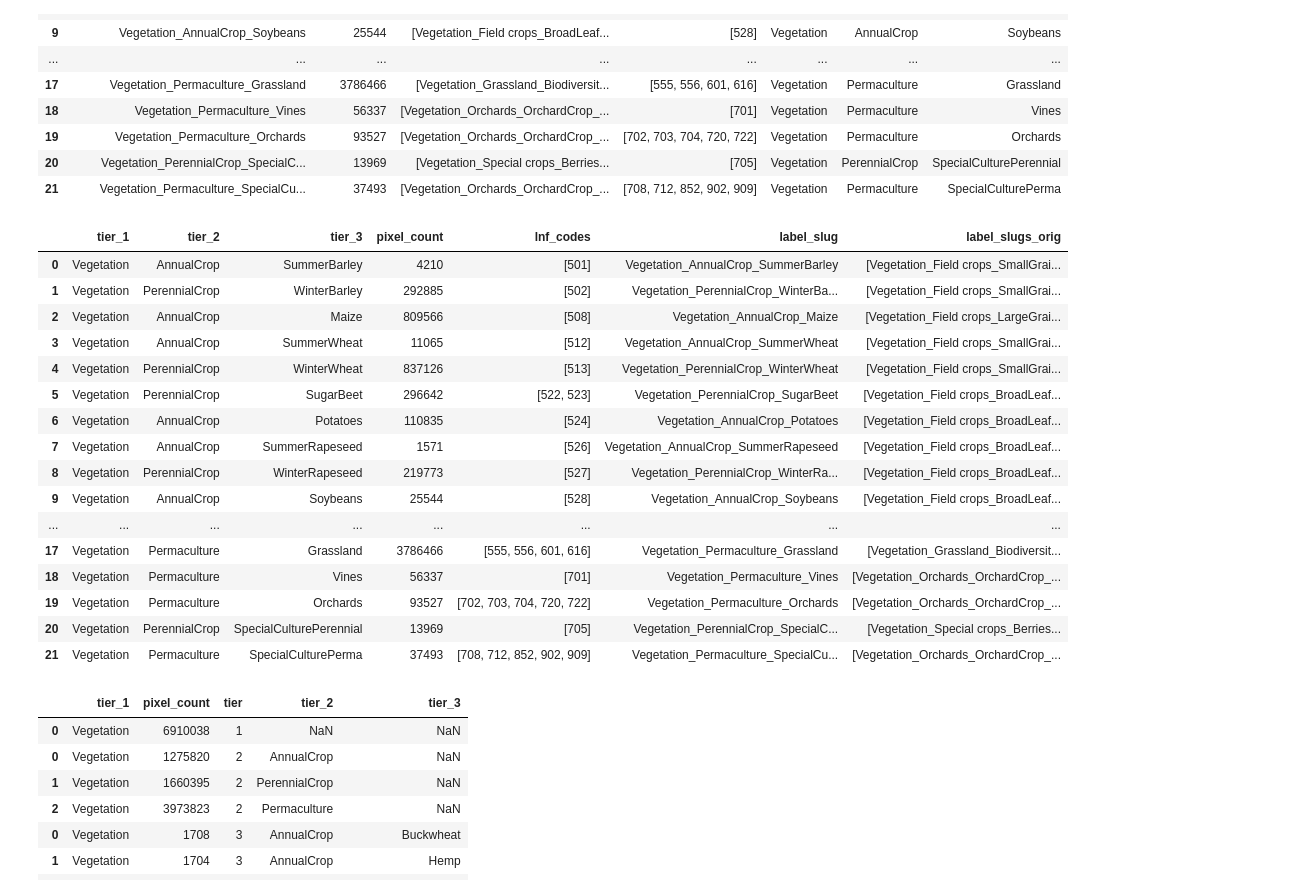
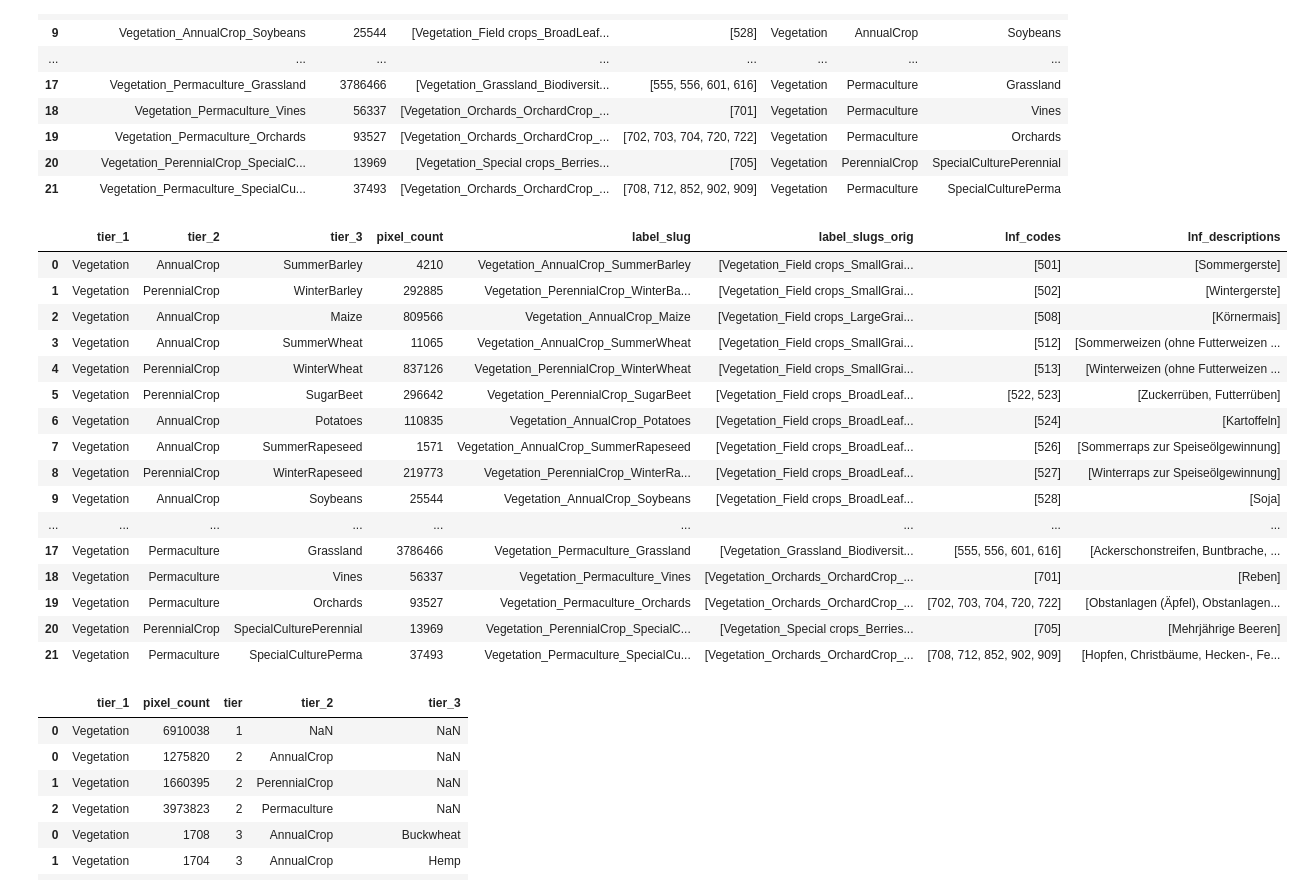
Before and after one commit to Satellite-Based-Crop-Classification/messis, a Jupyter notebook: archive/explore_züri_crop.ipynb, the cells around one changed output. Drawn from its saved outputs; the diff is of its cells as text; code cells hidden in the pictures.

Commit message:
add lnf code descriptions to the hierarchy csvs

```diff
--- a/archive/explore_züri_crop.ipynb
+++ b/archive/explore_züri_crop.ipynb
@@ -524,6 +524,20 @@ original_label_hierarchy_list = original_label_hierarchy.copy()
 original_label_hierarchy_list['label_ids'] = original_label_hierarchy['label_ids'].str.split(', ')
 original_label_hierarchy_list['lnf_codes'] = original_label_hierarchy['lnf_codes'].str.split(', ')
 
+# convert int
+original_label_hierarchy_list['label_ids'] = original_label_hierarchy_list['label_ids'].apply(lambda x: [int(i) for i in x])
+original_label_hierarchy_list['lnf_codes'] = original_label_hierarchy_list['lnf_codes'].apply(lambda x: [int(i) for i in x])
+
+# Add a new column with the LNF descriptions for easy reference
+lnf_reference = pd.read_csv("LNF_Katalog_Nutzungsart.csv")
+
+def get_lnf_descriptions(lnf_codes):
+    lnf_descriptions = [lnf_reference[lnf_reference['LNF_Code'] == int(lnf_code)]['Nutzung_DE'].values[0] for lnf_code in lnf_codes]
+    return lnf_descriptions
+
+original_label_hierarchy_list['lnf_descriptions'] = original_label_hierarchy_list['lnf_codes'].apply(get_lnf_descriptions)
+original_label_hierarchy_list = original_label_hierarchy_list[['tier_1', 'tier_2', 'tier_3', 'tier_4', 'label_slug', 'pixel_count', 'label_ids', 'lnf_codes', 'lnf_descriptions']]
+
 # write to csv
 original_label_hierarchy_list.to_csv('labels_hierarchy.csv', index=False)
 # %%
@@ -925,34 +1014,43 @@ new_label_hierarchy_clean
 # %%
 # save to csv
 new_label_hierarchy_clean.to_csv("merged_label_hierarchy_clean.csv", index=False)
+# %%
+# Add a new column with the LNF descriptions for easy reference
+lnf_reference = pd.read_csv("LNF_Katalog_Nutzungsart.csv")
+
+def get_lnf_descriptions(lnf_codes):
+    lnf_descriptions = [lnf_reference[lnf_reference['LNF_Code'] == lnf_code]['Nutzung_DE'].values[0] for lnf_code in lnf_codes]
+    return lnf_descriptions
+
+new_label_hierarchy_clean['lnf_descriptions'] = new_label_hierarchy_clean['considered_lnf_codes'].apply(get_lnf_descriptions)
 # %%
 # Create a clean version of the seasonality based label hierarchy, in the same format as the original label hierarchy
-label_hierarchy_seasonality = new_label_hierarchy_clean[['tier_1', 'tier_2', 'tier_3', 'pixel_count', 'considered_lnf_codes', 'label_slug_new', 'considered_label_slugs_orig']]
+label_hierarchy_seasonality = new_label_hierarchy_clean[['tier_1', 'tier_2', 'tier_3', 'pixel_count', 'label_slug_new', 'considered_label_slugs_orig', 'considered_lnf_codes', 'lnf_descriptions']]
 label_hierarchy_seasonality = label_hierarchy_seasonality.rename(columns={
     'considered_lnf_codes': 'lnf_codes',
     'label_slug_new': 'label_slug',
     'considered_label_slugs_orig': 'label_slugs_orig'
 })
 label_hierarchy_seasonality.to_csv("labels_hierarchy_seasonality.csv", index=False)
 label_hierarchy_seasonality
 # %% [output]
-|  | tier_1 | tier_2 | tier_3 | pixel_count | lnf_codes | label_slug | label_slugs_orig |
-| 0 | Vegetation | AnnualCrop | SummerBarley | 4210 | [501] | Vegetation_AnnualCrop_SummerBarley | [Vegetation_Field crops_SmallGrai... |
-| 1 | Vegetation | PerennialCrop | WinterBarley | 292885 | [502] | Vegetation_PerennialCrop_WinterBa... | [Vegetation_Field crops_SmallGrai... |
-| 2 | Vegetation | AnnualCrop | Maize | 809566 | [508] | Vegetation_AnnualCrop_Maize | [Vegetation_Field crops_LargeGrai... |
-| 3 | Vegetation | AnnualCrop | SummerWheat | 11065 | [512] | Vegetation_AnnualCrop_SummerWheat | [Vegetation_Field crops_SmallGrai... |
-| 4 | Vegetation | PerennialCrop | WinterWheat | 837126 | [513] | Vegetation_PerennialCrop_WinterWheat | [Vegetation_Field crops_SmallGrai... |
-| 5 | Vegetation | PerennialCrop | SugarBeet | 296642 | [522, 523] | Vegetation_PerennialCrop_SugarBeet | [Vegetation_Field crops_BroadLeaf... |
-| 6 | Vegetation | AnnualCrop | Potatoes | 110835 | [524] | Vegetation_AnnualCrop_Potatoes | [Vegetation_Field crops_BroadLeaf... |
-| 7 | Vegetation | AnnualCrop | SummerRapeseed | 1571 | [526] | Vegetation_AnnualCrop_SummerRapeseed | [Vegetation_Field crops_BroadLeaf... |
-| 8 | Vegetation | PerennialCrop | WinterRapeseed | 219773 | [527] | Vegetation_PerennialCrop_WinterRa... | [Vegetation_Field crops_BroadLeaf... |
-| 9 | Vegetation | AnnualCrop | Soybeans | 25544 | [528] | Vegetation_AnnualCrop_Soybeans | [Vegetation_Field crops_BroadLeaf... |
-| ... | ... | ... | ... | ... | ... | ... | ... |
-| 17 | Vegetation | Permaculture | Grassland | 3786466 | [555, 556, 601, 616] | Vegetation_Permaculture_Grassland | [Vegetation_Grassland_Biodiversit... |
-| 18 | Vegetation | Permaculture | Vines | 56337 | [701] | Vegetation_Permaculture_Vines | [Vegetation_Orchards_OrchardCrop_... |
-| 19 | Vegetation | Permaculture | Orchards | 93527 | [702, 703, 704, 720, 722] | Vegetation_Permaculture_Orchards | [Vegetation_Orchards_OrchardCrop_... |
-| 20 | Vegetation | PerennialCrop | SpecialCulturePerennial | 13969 | [705] | Vegetation_PerennialCrop_SpecialC... | [Vegetation_Special crops_Berries... |
-| 21 | Vegetation | Permaculture | SpecialCulturePerma | 37493 | [708, 712, 852, 902, 909] | Vegetation_Permaculture_SpecialCu... | [Vegetation_Orchards_OrchardCrop_... |
+|  | tier_1 | tier_2 | tier_3 | pixel_count | label_slug | label_slugs_orig | lnf_codes | lnf_descriptions |
+| 0 | Vegetation | AnnualCrop | SummerBarley | 4210 | Vegetation_AnnualCrop_SummerBarley | [Vegetation_Field crops_SmallGrai... | [501] | [Sommergerste] |
+| 1 | Vegetation | PerennialCrop | WinterBarley | 292885 | Vegetation_PerennialCrop_WinterBa... | [Vegetation_Field crops_SmallGrai... | [502] | [Wintergerste] |
+| 2 | Vegetation | AnnualCrop | Maize | 809566 | Vegetation_AnnualCrop_Maize | [Vegetation_Field crops_LargeGrai... | [508] | [Körnermais] |
+| 3 | Vegetation | AnnualCrop | SummerWheat | 11065 | Vegetation_AnnualCrop_SummerWheat | [Vegetation_Field crops_SmallGrai... | [512] | [Sommerweizen (ohne Futterweizen ... |
+| 4 | Vegetation | PerennialCrop | WinterWheat | 837126 | Vegetation_PerennialCrop_WinterWheat | [Vegetation_Field crops_SmallGrai... | [513] | [Winterweizen (ohne Futterweizen ... |
+| 5 | Vegetation | PerennialCrop | SugarBeet | 296642 | Vegetation_PerennialCrop_SugarBeet | [Vegetation_Field crops_BroadLeaf... | [522, 523] | [Zuckerrüben, Futterrüben] |
+| 6 | Vegetation | AnnualCrop | Potatoes | 110835 | Vegetation_AnnualCrop_Potatoes | [Vegetation_Field crops_BroadLeaf... | [524] | [Kartoffeln] |
+| 7 | Vegetation | AnnualCrop | SummerRapeseed | 1571 | Vegetation_AnnualCrop_SummerRapeseed | [Vegetation_Field crops_BroadLeaf... | [526] | [Sommerraps zur Speiseölgewinnung] |
+| 8 | Vegetation | PerennialCrop | WinterRapeseed | 219773 | Vegetation_PerennialCrop_WinterRa... | [Vegetation_Field crops_BroadLeaf... | [527] | [Winterraps zur Speiseölgewinnung] |
+| 9 | Vegetation | AnnualCrop | Soybeans | 25544 | Vegetation_AnnualCrop_Soybeans | [Vegetation_Field crops_BroadLeaf... | [528] | [Soja] |
+| ... | ... | ... | ... | ... | ... | ... | ... | ... |
+| 17 | Vegetation | Permaculture | Grassland | 3786466 | Vegetation_Permaculture_Grassland | [Vegetation_Grassland_Biodiversit... | [555, 556, 601, 616] | [Ackerschonstreifen, Buntbrache, ... |
+| 18 | Vegetation | Permaculture | Vines | 56337 | Vegetation_Permaculture_Vines | [Vegetation_Orchards_OrchardCrop_... | [701] | [Reben] |
+| 19 | Vegetation | Permaculture | Orchards | 93527 | Vegetation_Permaculture_Orchards | [Vegetation_Orchards_OrchardCrop_... | [702, 703, 704, 720, 722] | [Obstanlagen (Äpfel), Obstanlagen... |
+| 20 | Vegetation | PerennialCrop | SpecialCulturePerennial | 13969 | Vegetation_PerennialCrop_SpecialC... | [Vegetation_Special crops_Berries... | [705] | [Mehrjährige Beeren] |
+| 21 | Vegetation | Permaculture | SpecialCulturePerma | 37493 | Vegetation_Permaculture_SpecialCu... | [Vegetation_Orchards_OrchardCrop_... | [708, 712, 852, 902, 909] | [Hopfen, Christbäume, Hecken-, Fe... |
 # %%
 # Aggregating pixel counts at each tier level
 tier1_agg = new_label_hierarchy_clean.groupby(['tier_1'])['pixel_count'].sum().reset_index(name='pixel_count')
```
Also changed, not shown: parts of 7 cells of this notebook, 4 other files.
